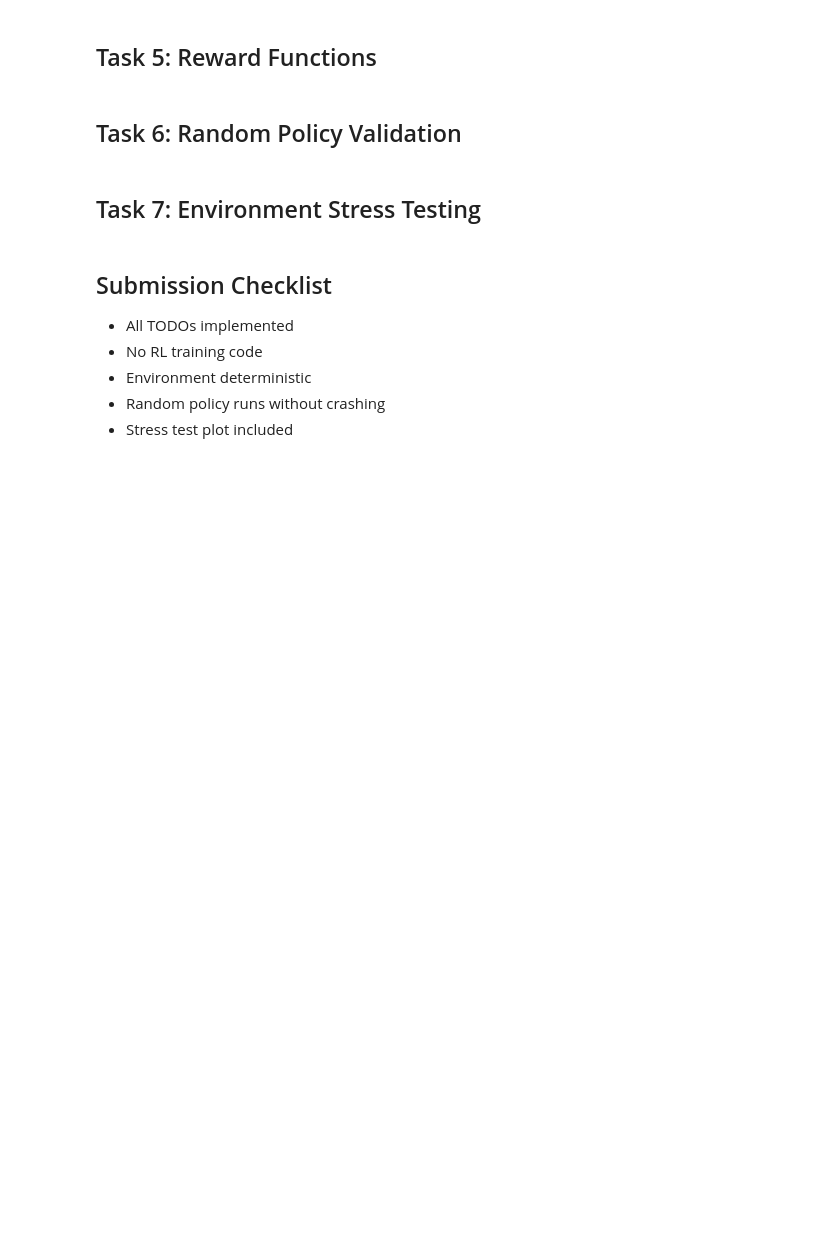
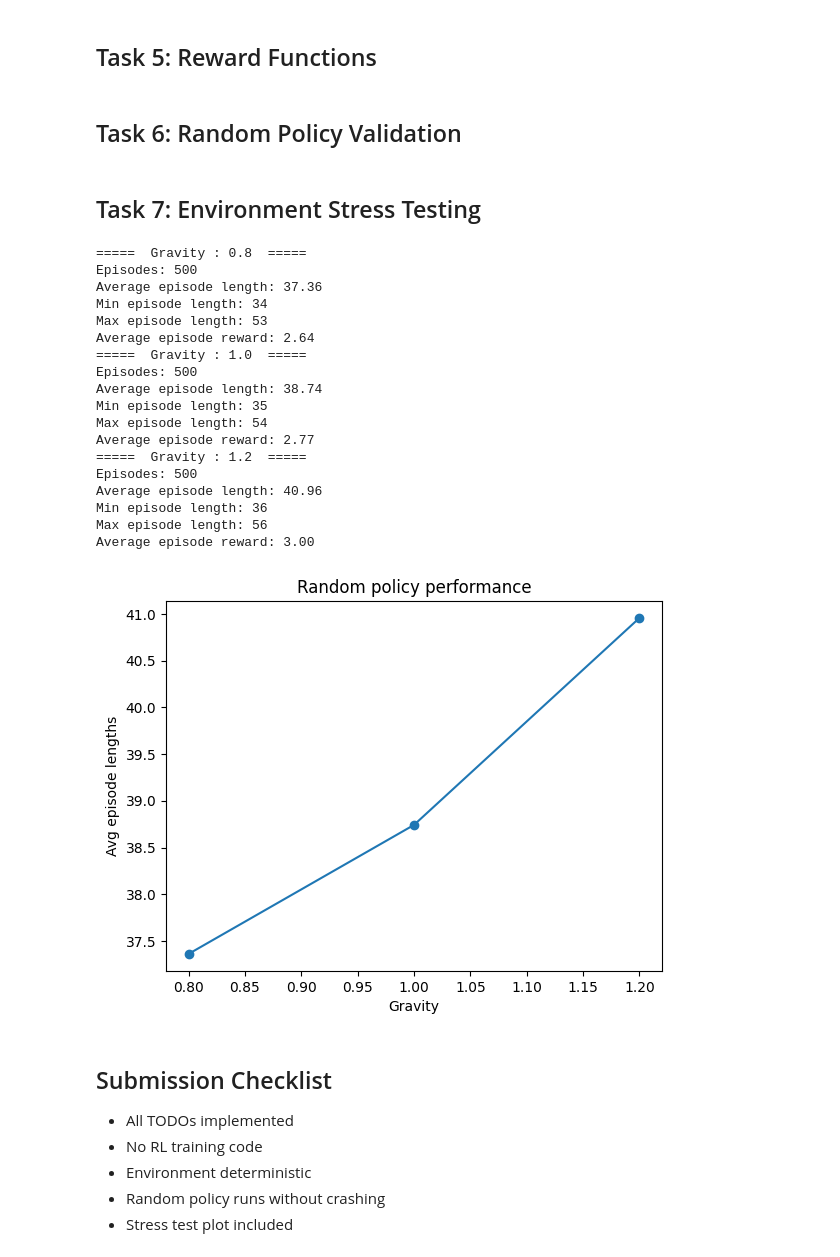
Before and after one commit to shreshtha21/FlappyBird-AI-Wids2025, a Jupyter notebook: Week2/rl_environment_assignment.ipynb, the cells around one changed output. Cells and saved outputs as stored; diff of their text form; code cells hidden in the pictures; blank space fills up the shorter version.

```diff
--- a/Week2/rl_environment_assignment.ipynb
+++ b/Week2/rl_environment_assignment.ipynb
@@ -131,14 +222,76 @@ def run_random_policy(env, episodes=500):
     - Print statistics
     - Warn if environment is too easy or too hard
     """
-    pass
+    episode_lengths=[]
+    episode_rewards = []
+    for i in range(episodes):
+        env.reset()
+        total_reward = 0
+        steps = 0
+        while not env.done:
+            action=random.randint(0,1)
+            next_state,reward,done = env.step(action)
+            total_reward += reward
+            env.done = done
+            steps+=1
+        episode_lengths.append(steps)
+        episode_rewards.append(total_reward)
+    episode_lengths=np.array(episode_lengths)
+    episode_rewards=np.array(episode_rewards)
+    avg_len = episode_lengths.mean()
+    min_len = episode_lengths.min()
+    max_len = episode_lengths.max()
+    avg_reward = episode_rewards.mean()
+    print(f"Episodes: {episodes}")
+    print(f"Average episode length: {avg_len:.2f}")
+    print(f"Min episode length: {min_len}")
+    print(f"Max episode length: {max_len}")
+    print(f"Average episode reward: {avg_reward:.2f}")
+
+    if avg_len < 5:
+        print("Environment is too hard")
+    if avg_len > 100:
+        print("Environment is too easy")
+    return avg_len
 # %% [markdown]
 ## Task 7: Environment Stress Testing
 # %%
 # TODO:
 # - Test random policy under gravity × {0.8, 1.0, 1.2}
 # - Store average episode length
 # - Plot results
+avg_epi_lens = []
+gravities = [0.8,1.0,1.2]
+for g in [0.8,1.0,1.2]:
+    env=FlappyEnv(g)
+    print(f"=====  Gravity : {g}  =====")
+    avg_len = run_random_policy(env)
+    avg_epi_lens.append(avg_len)
+plt.plot(gravities,avg_epi_lens,marker='o')
+plt.xlabel('Gravity')
+plt.ylabel('Avg episode lengths')
+plt.title('Random policy performance')
+plt.show()
+# %% [output]
+=====  Gravity : 0.8  =====
+Episodes: 500
+Average episode length: 37.36
+Min episode length: 34
+Max episode length: 53
+Average episode reward: 2.64
+=====  Gravity : 1.0  =====
+Episodes: 500
+Average episode length: 38.74
+Min episode length: 35
+Max episode length: 54
+Average episode reward: 2.77
+=====  Gravity : 1.2  =====
+Episodes: 500
+Average episode length: 40.96
+Min episode length: 36
+Max episode length: 56
+Average episode reward: 3.00
+[figure, added]
 # %% [markdown]
 ## Submission Checklist
 - All TODOs implemented
```
Also changed, not shown: parts of 5 cells of this notebook.
